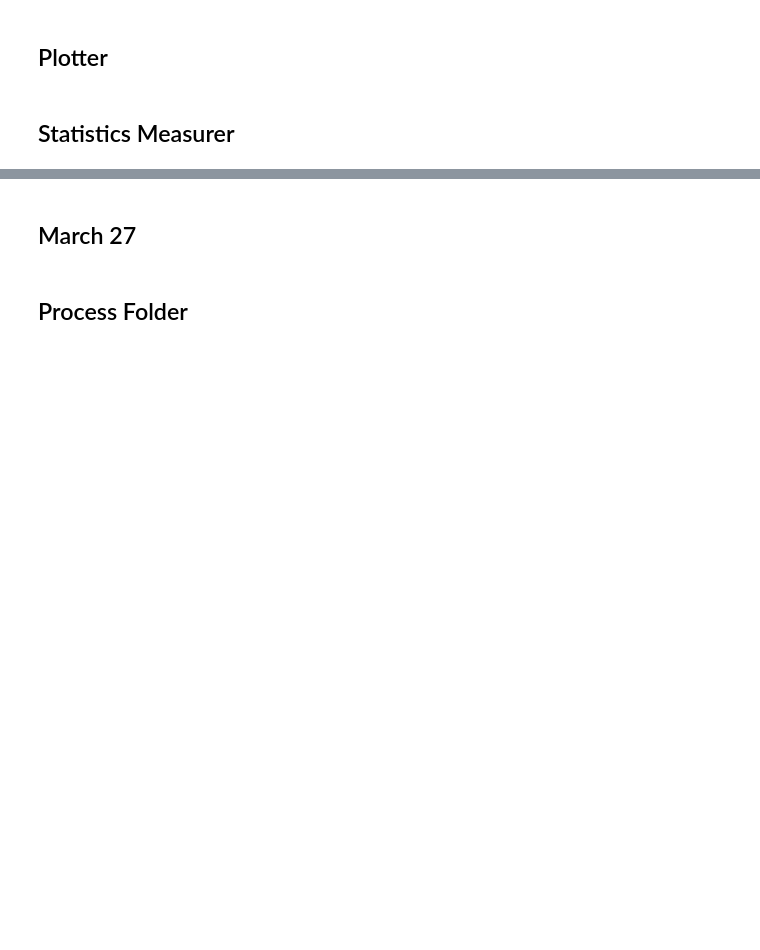
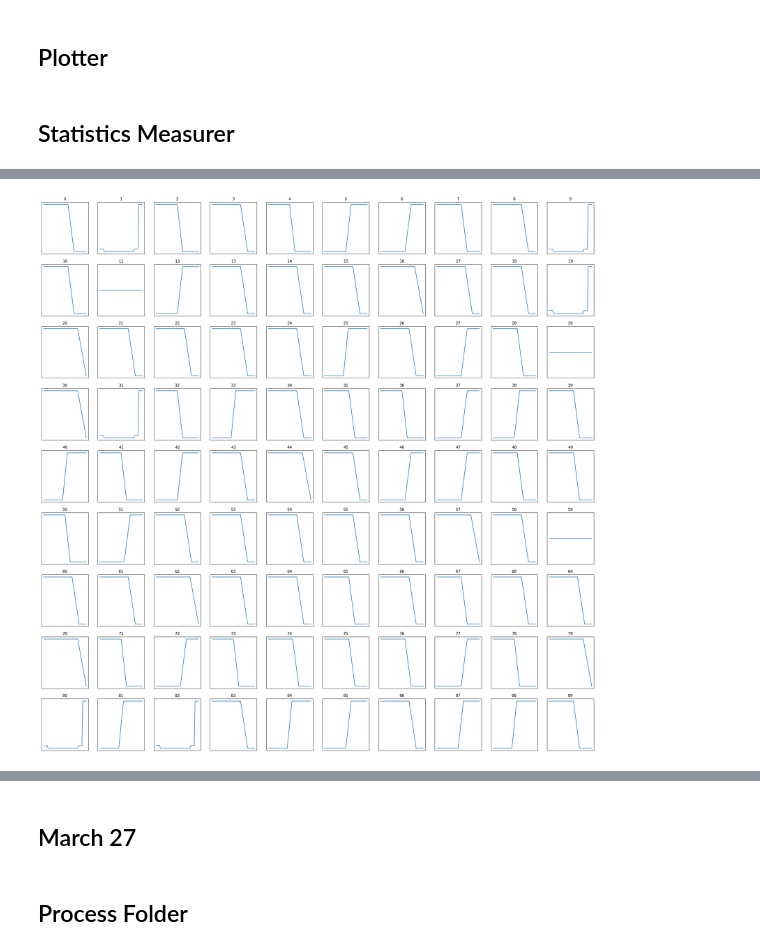
Before and after one commit to Rustam-Warwick/d3-gnn, a Jupyter notebook: helper-scripts/jupyter/Flink Metrics.ipynb, the cells around one changed output, grey strips where cells are left out. Cells and saved outputs as stored; diff of their text form; code cells hidden in the pictures; blank space fills up the shorter version.

```diff
--- a/helper-scripts/jupyter/Flink Metrics.ipynb
+++ b/helper-scripts/jupyter/Flink Metrics.ipynb
@@ -264,0 +268,10 @@ class MetricStatistics:
+# %%
+fig, axs = plt.subplots(9, 10, figsize=(30, 30))
+for i in range(9):
+    for j in range(10):
+        axs[i, j].plot(a1.output[90][i*10 + j])
+        axs[i, j].set_xticks([])
+        axs[i, j].set_yticks([])
+        axs[i, j].set_title(str(i*10 + j))
+# %% [output]
+[figure, added]
```
Also changed, not shown: parts of 7 cells of this notebook, 4 other files.
